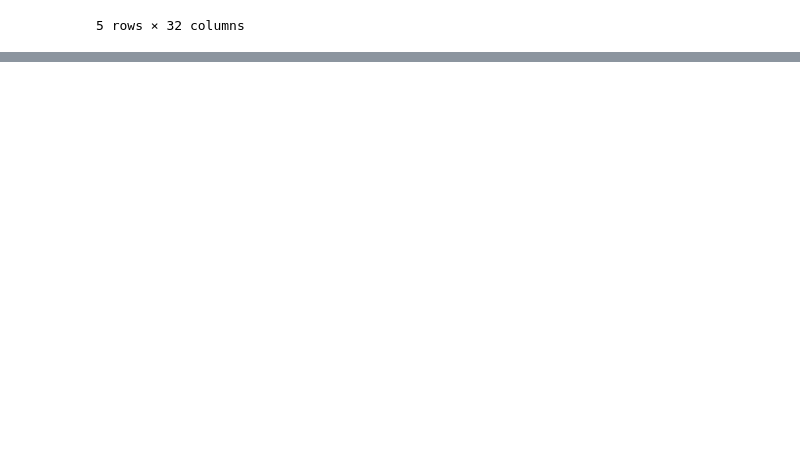
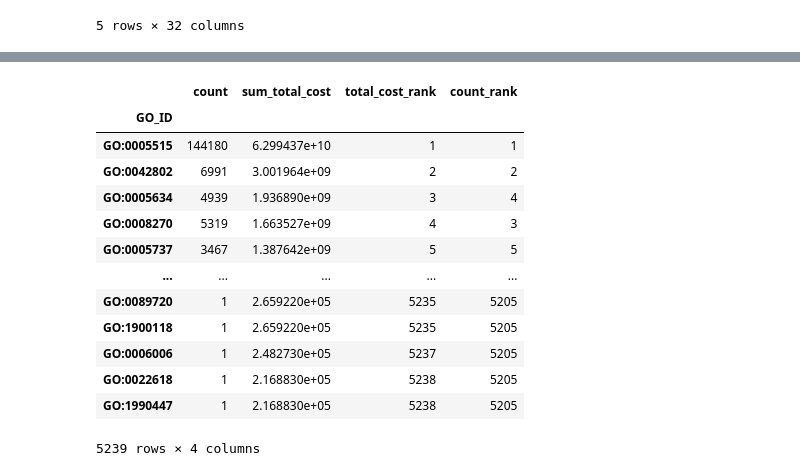
Before and after one commit to Moulica5374/NIH-Funding-Annotation-Analysis-Team-Project, a Jupyter notebook: Data_Analysis.ipynb, the cells around one changed output, grey strips where cells are left out. Saved outputs shown, nothing was run; the diff lists cells and outputs as text; code cells hidden in the pictures; blank space fills up the shorter version.

```diff
--- a/Data_Analysis.ipynb
+++ b/Data_Analysis.ipynb
@@ -85,0 +120,33 @@ data.head()
+# %%
+# looking for top 20 go_id by cost (include number of occurrences)
+model_org_df = model_org_rq.groupby('GO_ID').agg(
+    count = ('GO_ID', 'size'),
+    sum_total_cost = ('TOTAL_COST', 'sum')
+)
+
+# sort primarily on total cost and then secondarily on cost
+model_org_df = model_org_df.sort_values(
+    by = ['sum_total_cost', 'count'],
+    ascending=[False, False]
+)
+
+# add rankings (sorted by highest total funding and highest number of approved projects)
+model_org_df['total_cost_rank'] = model_org_df['sum_total_cost'].rank(method = 'min', ascending=False).astype(int)
+model_org_df['count_rank'] = model_org_df['count'].rank(method = 'min', ascending=False).astype(int)
+
+model_org_df
+# %% [output]
+|  | count | sum_total_cost | total_cost_rank | count_rank |
+| GO_ID |  |  |  |  |
+| GO:0005515 | 144180 | 6.299437e+10 | 1 | 1 |
+| GO:0042802 | 6991 | 3.001964e+09 | 2 | 2 |
+| GO:0005634 | 4939 | 1.936890e+09 | 3 | 4 |
+| GO:0008270 | 5319 | 1.663527e+09 | 4 | 3 |
+| GO:0005737 | 3467 | 1.387642e+09 | 5 | 5 |
+| ... | ... | ... | ... | ... |
+| GO:0089720 | 1 | 2.659220e+05 | 5235 | 5205 |
+| GO:1900118 | 1 | 2.659220e+05 | 5235 | 5205 |
+| GO:0006006 | 1 | 2.482730e+05 | 5237 | 5205 |
+| GO:0022618 | 1 | 2.168830e+05 | 5238 | 5205 |
+| GO:1990447 | 1 | 2.168830e+05 | 5238 | 5205 |
+5239 rows × 4 columns
```
Also changed, not shown: parts of 13 cells of this notebook.
